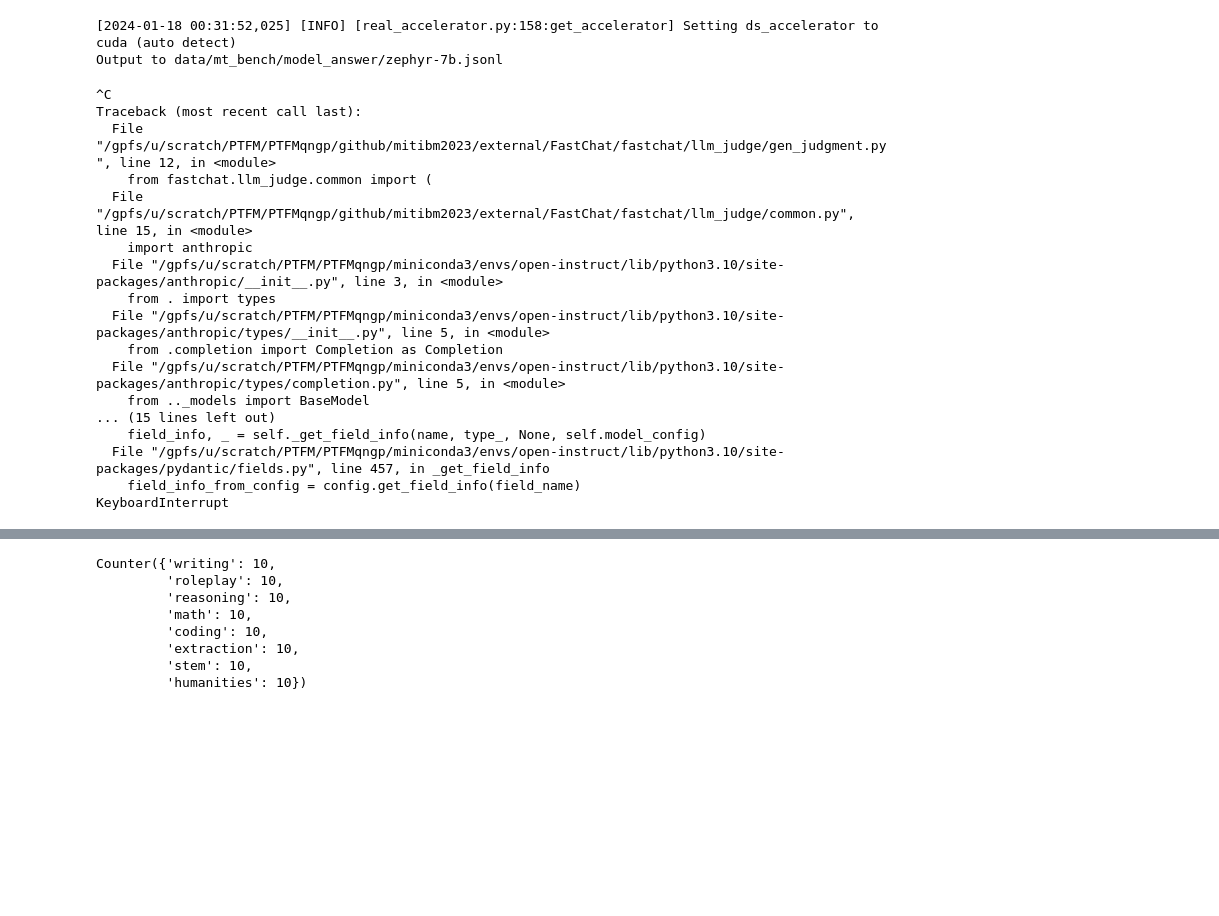
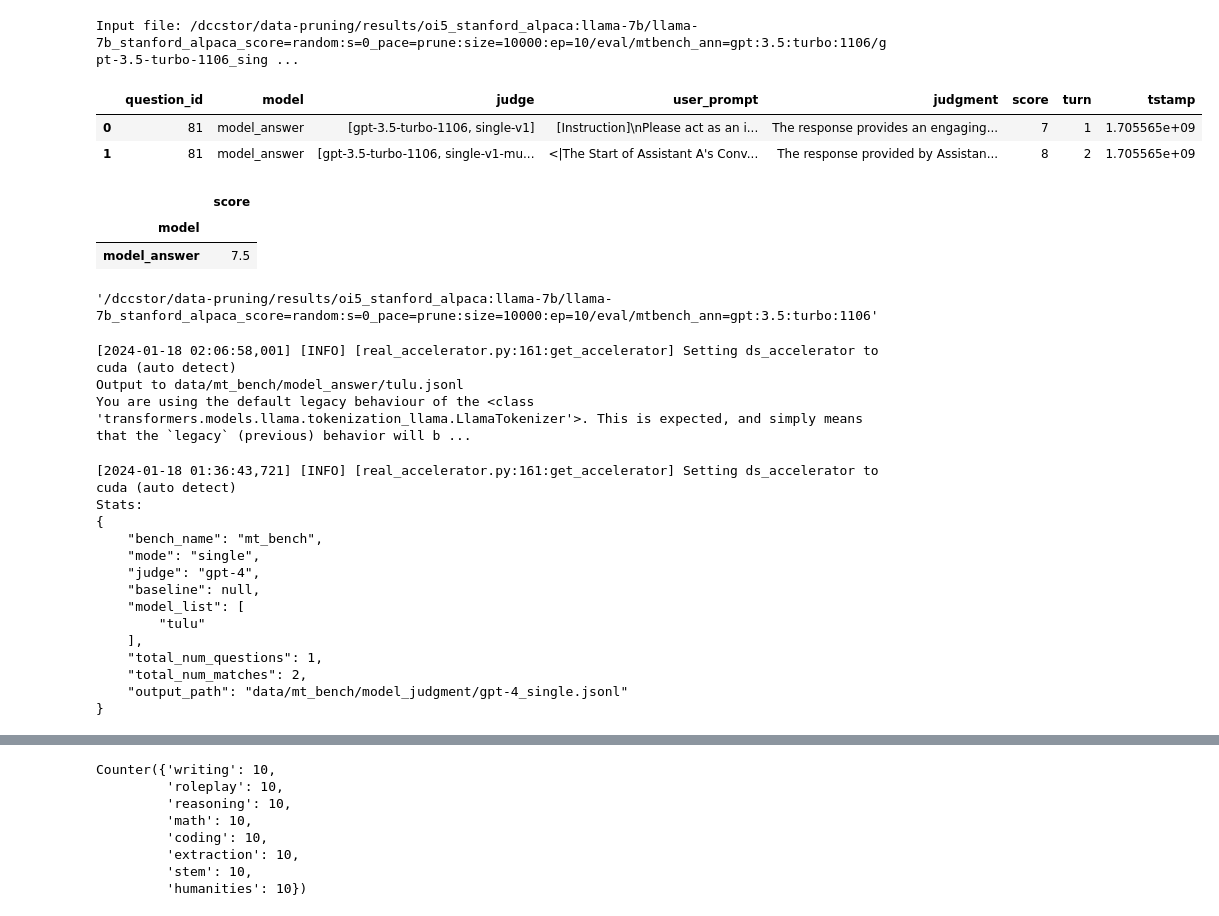
Before and after one commit to tt6746690/open-instruct, a Jupyter notebook: scripts/eval_mtbench.ipynb, the cells around one changed output, grey strips where cells are left out. Saved outputs shown, nothing was run; the diff lists cells and outputs as text; code cells hidden in the pictures; blank space fills up the shorter version.

Commit message:
add mtbench

```diff
--- a/scripts/eval_mtbench.ipynb
+++ b/scripts/eval_mtbench.ipynb
@@ -25,0 +110,6 @@ os.environ['CUDA_VISIBLE_DEVICES']
+# %%
+with open('eval_mtbench.sh', 'w') as f:
+    s = 'set -e\nset -x\n'
+    devices = os.environ['CUDA_VISIBLE_DEVICES'].split(',')[-1]
+    s += '\n\n'.join([f"CUDA_VISIBLE_DEVICES={devices} "+x for x in cmds])
+    f.write(s)
@@ -26,34 +142,57 @@ os.environ['CUDA_VISIBLE_DEVICES']
+# %%
+import pandas as pd
+input_file = rating_file
+
+
+print(f"Input file: {input_file}")
+df_all = pd.read_json(input_file, lines=True)
+df = df_all[["model", "score", "turn"]]
+df = df[df["score"] != -1]
+df_all
+# %% [output]
+Input file: /dccstor/data-pruning/results/oi5_stanford_alpaca:llama-7b/llama-7b_stanford_alpaca_score=random:s=0_pace=prune:size=10000:ep=10/eval/mtbench_ann=gpt:3.5:turbo:1106/gpt-3.5-turbo-1106_sing ...
+|  | question_id | model | judge | user_prompt | judgment | score | turn | tstamp |
+| 0 | 81 | model_answer | [gpt-3.5-turbo-1106, single-v1] | [Instruction]\nPlease act as an i... | The response provides an engaging... | 7 | 1 | 1.705565e+09 |
+| 1 | 81 | model_answer | [gpt-3.5-turbo-1106, single-v1-mu... | <|The Start of Assistant A's Conv... | The response provided by Assistan... | 8 | 2 | 1.705565e+09 |
+# %%
+df[["model", "score"]].groupby(["model"]).mean().iloc
+# %% [output]
+|  | score |
+| model |  |
+| model_answer | 7.5 |
+# %%
+os.path.dirname(rating_file)
+# %% [output]
+'/dccstor/data-pruning/results/oi5_stanford_alpaca:llama-7b/llama-7b_stanford_alpaca_score=random:s=0_pace=prune:size=10000:ep=10/eval/mtbench_ann=gpt:3.5:turbo:1106'
 # %%
 
 
 
-!cd ../../FastChat/fastchat/llm_judge && CUDA_VISIBLE_DEVICES=2 python gen_model_answer.py \
-    --model-path /gpfs/u/home/PTFM/PTFMqngp/scratch/github/mitibm2023/external/open-instruct/scripts/results/baselines/HuggingFaceH4/zephyr-7b-beta \
-    --model-id zephyr-7b \
+!cd ../../FastChat/fastchat/llm_judge && CUDA_VISIBLE_DEVICES=0 python gen_model_answer.py \
+    --model-path /dccstor/data-pruning/results/oi5_stanford_alpaca:llama-7b/llama-7b_stanford_alpaca_score=random:s=0_pace=prune:size=30000:ep=3 \
+    --model-id tulu \
     --question-begin 0 \
-    --question-end 1 \
-    --max-new-token 256 \
+    --question-end 10 \
+    --max-new-token 2048 \
 # %% [output]
-[2024-01-18 00:31:52,025] [INFO] [real_accelerator.py:158:get_accelerator] Setting ds_accelerator to cuda (auto detect)
-Output to data/mt_bench/model_answer/zephyr-7b.jsonl
+[2024-01-18 02:06:58,001] [INFO] [real_accelerator.py:161:get_accelerator] Setting ds_accelerator to cuda (auto detect)
+Output to data/mt_bench/model_answer/tulu.jsonl
+You are using the default legacy behaviour of the <class 'transformers.models.llama.tokenization_llama.LlamaTokenizer'>. This is expected, and simply means that the `legacy` (previous) behavior will b ...
 # %%
 !cd ../../FastChat/fastchat/llm_judge && \
-    python gen_judgment.py --model-list zephyr-7b --parallel 1 --first-n 1
+    python gen_judgment.py --model-list tulu --parallel 1 --first-n 1
 # %% [output]
-^C
-Traceback (most recent call last):
-  File "/gpfs/u/scratch/PTFM/PTFMqngp/github/mitibm2023/external/FastChat/fastchat/llm_judge/gen_judgment.py", line 12, in <module>
-    from fastchat.llm_judge.common import (
-  File "/gpfs/u/scratch/PTFM/PTFMqngp/github/mitibm2023/external/FastChat/fastchat/llm_judge/common.py", line 15, in <module>
-    import anthropic
-  File "/gpfs/u/scratch/PTFM/PTFMqngp/miniconda3/envs/open-instruct/lib/python3.10/site-packages/anthropic/__init__.py", line 3, in <module>
-    from . import types
-  File "/gpfs/u/scratch/PTFM/PTFMqngp/miniconda3/envs/open-instruct/lib/python3.10/site-packages/anthropic/types/__init__.py", line 5, in <module>
-    from .completion import Completion as Completion
-  File "/gpfs/u/scratch/PTFM/PTFMqngp/miniconda3/envs/open-instruct/lib/python3.10/site-packages/anthropic/types/completion.py", line 5, in <module>
-    from .._models import BaseModel
-... (15 lines left out)
-    field_info, _ = self._get_field_info(name, type_, None, self.model_config)
-  File "/gpfs/u/scratch/PTFM/PTFMqngp/miniconda3/envs/open-instruct/lib/python3.10/site-packages/pydantic/fields.py", line 457, in _get_field_info
-    field_info_from_config = config.get_field_info(field_name)
-KeyboardInterrupt
+[2024-01-18 01:36:43,721] [INFO] [real_accelerator.py:161:get_accelerator] Setting ds_accelerator to cuda (auto detect)
+Stats:
+{
+    "bench_name": "mt_bench",
+    "mode": "single",
+    "judge": "gpt-4",
+    "baseline": null,
+    "model_list": [
+        "tulu"
+    ],
+    "total_num_questions": 1,
+    "total_num_matches": 2,
+    "output_path": "data/mt_bench/model_judgment/gpt-4_single.jsonl"
+}
```
Also changed, not shown: parts of 14 cells of this notebook, 5 other files.
